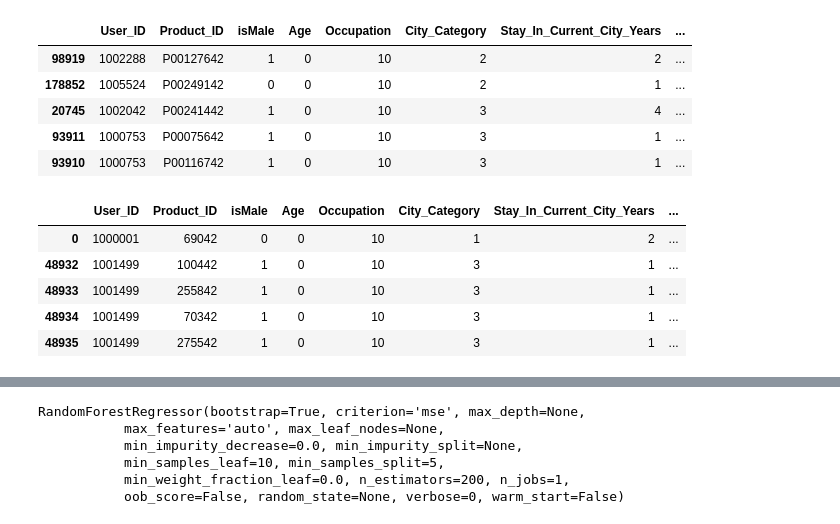
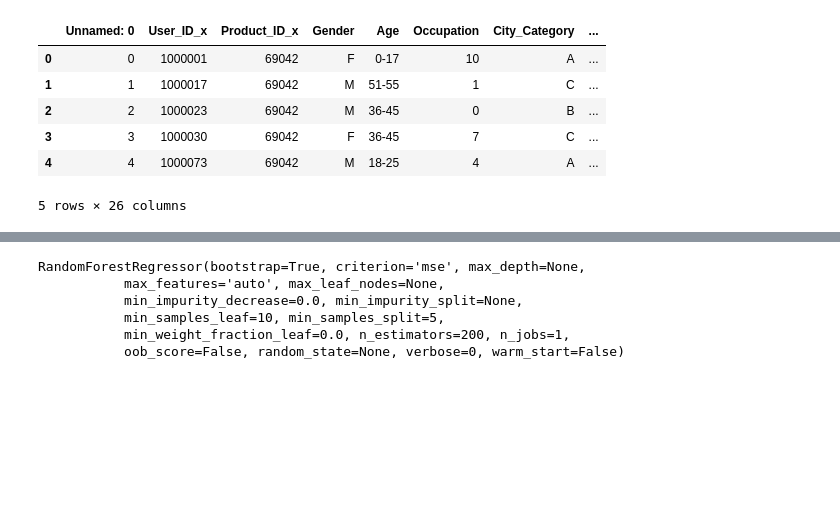
Before and after one commit to falihazikra/Black-Friday, a Jupyter notebook: notebooks/Black Friday - Random Forest.ipynb, the cells around one changed output, grey strips where cells are left out. Saved outputs shown, nothing was run; the diff lists cells and outputs as text; code cells hidden in the pictures; blank space fills up the shorter version.

```diff
--- a/notebooks/Black Friday - Random Forest.ipynb
+++ b/notebooks/Black Friday - Random Forest.ipynb
@@ -178,3 +56,0 @@ df_test.head()
-# %%
-df_train.sort_values('Age', inplace=True)
-df_train.head()
@@ -208,2 +56,0 @@ df_test.head()
-# %%
-df_train['Age'] = df_train['Age'].factorize()[0]
@@ -230,7 +56,0 @@ df_test.tail()
-# %%
-# Mapping city to numeric values
-city = {'A': 1, 'B': 2, 'C':3}
-
-df_train['City_Category'] = df_train['City_Category'].map(city)
-
-df_train.head()
@@ -256,3 +56,0 @@ df_test.head()
-# %%
-df_train['Stay_In_Current_City_Years'].replace({'4+': 4}, inplace=True)
-df_train.head()
@@ -266,22 +57,13 @@ df_train.head()
-# %%
-df_test['Stay_In_Current_City_Years'].replace({'4+': 4}, inplace=True)
-df_test.head()
-# %% [output]
-|  | User_ID | Product_ID | isMale | Age | Occupation | City_Category | Stay_In_Current_City_Years | ... |
-| 98919 | 1002288 | P00127642 | 1 | 0 | 10 | 2 | 2 | ... |
-| 178852 | 1005524 | P00249142 | 0 | 0 | 10 | 2 | 1 | ... |
-| 20745 | 1002042 | P00241442 | 1 | 0 | 10 | 3 | 4 | ... |
-| 93911 | 1000753 | P00075642 | 1 | 0 | 10 | 3 | 1 | ... |
-| 93910 | 1000753 | P00116742 | 1 | 0 | 10 | 3 | 1 | ... |
 # %%
-df_train['Product_ID'] = df_train['Product_ID'].str[1:] # Drop the first character ‘P’ from product id
-df_train = df_train.astype({'Product_ID':int,'Stay_In_Current_City_Years':int}) # Recast all strings as ints
+df_train['Product_ID_x'] = df_train['Product_ID_x'].str[1:] # Drop the first character ‘P’ from product id
+df_train = df_train.astype({'Product_ID_x':int}) # Recast all strings as ints
 
 df_train.head()
 # %% [output]
-|  | User_ID | Product_ID | isMale | Age | Occupation | City_Category | Stay_In_Current_City_Years | ... |
-| 0 | 1000001 | 69042 | 0 | 0 | 10 | 1 | 2 | ... |
-| 48932 | 1001499 | 100442 | 1 | 0 | 10 | 3 | 1 | ... |
-| 48933 | 1001499 | 255842 | 1 | 0 | 10 | 3 | 1 | ... |
-| 48934 | 1001499 | 70342 | 1 | 0 | 10 | 3 | 1 | ... |
-| 48935 | 1001499 | 275542 | 1 | 0 | 10 | 3 | 1 | ... |
+|  | Unnamed: 0 | User_ID_x | Product_ID_x | Gender | Age | Occupation | City_Category | ... |
+| 0 | 0 | 1000001 | 69042 | F | 0-17 | 10 | A | ... |
+| 1 | 1 | 1000017 | 69042 | M | 51-55 | 1 | C | ... |
+| 2 | 2 | 1000023 | 69042 | M | 36-45 | 0 | B | ... |
+| 3 | 3 | 1000030 | 69042 | F | 36-45 | 7 | C | ... |
+| 4 | 4 | 1000073 | 69042 | M | 18-25 | 4 | A | ... |
+5 rows × 26 columns
```
Also changed, not shown: parts of 55 cells of this notebook, 1 other file.
